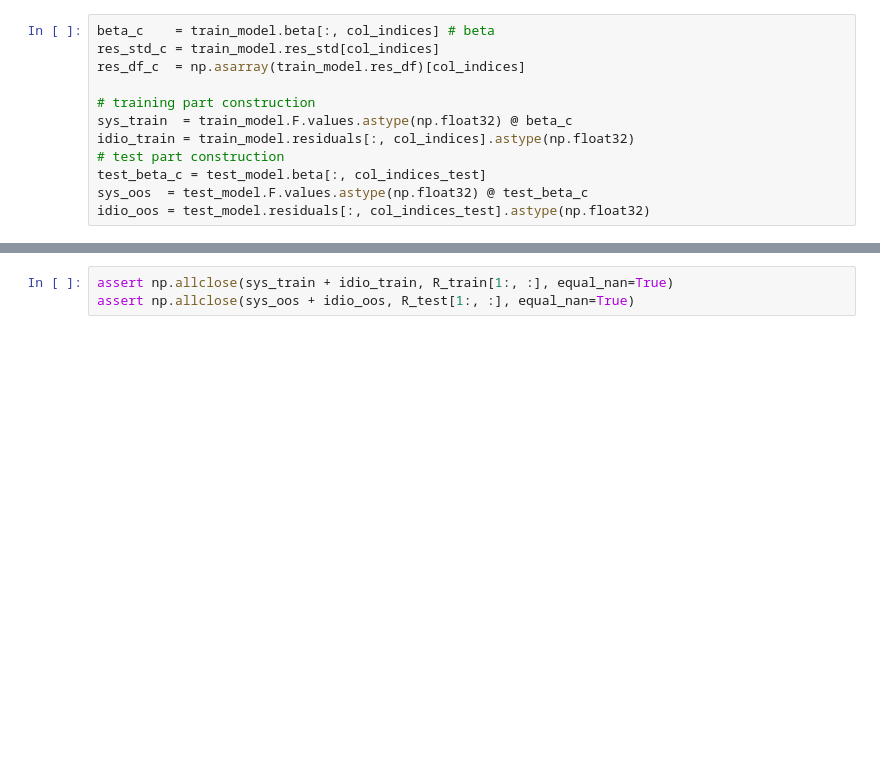
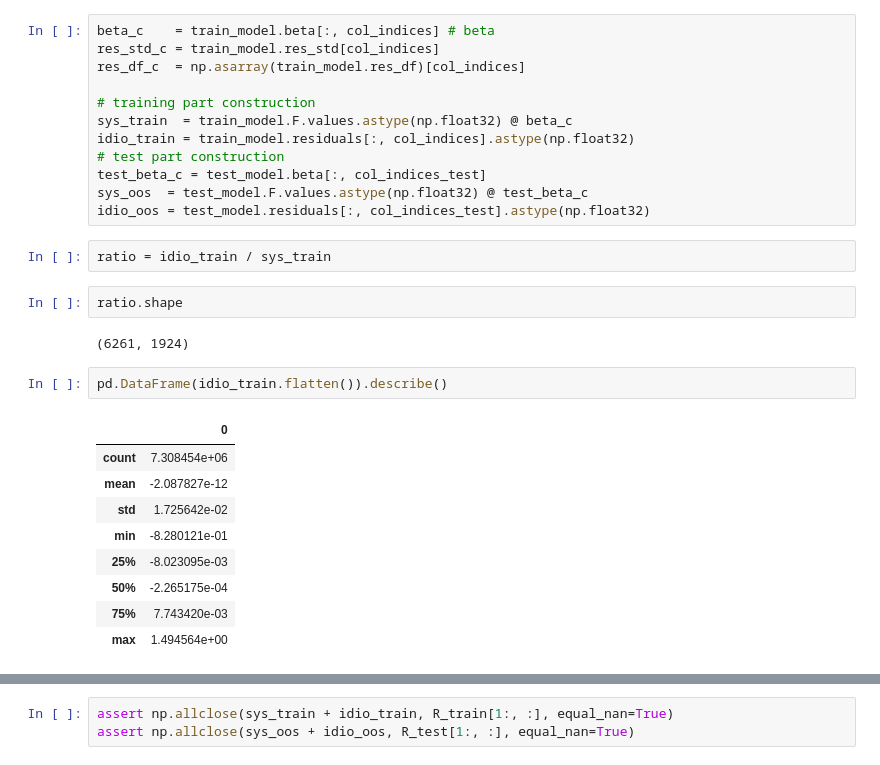
Before and after one commit to yryMax/TailEnhancedFinDiff, a Jupyter notebook: stock_evaluation.ipynb, the cells around one changed output, grey strips where cells are left out. Cells and saved outputs as stored; diff of their text form; blank space fills up the shorter version.

```diff
--- a/stock_evaluation.ipynb
+++ b/stock_evaluation.ipynb
@@ -240,3 +234,21 @@ idio_train = train_model.residuals[:, col_indices].astype(np.float32)
 test_beta_c = test_model.beta[:, col_indices_test]
 sys_oos  = test_model.F.values.astype(np.float32) @ test_beta_c
 idio_oos = test_model.residuals[:, col_indices_test].astype(np.float32)
+# %%
+ratio = idio_train / sys_train
+# %%
+ratio.shape
+# %% [output]
+(6261, 1924)
+# %%
+pd.DataFrame(idio_train.flatten()).describe()
+# %% [output]
+|  | 0 |
+| count | 7.308454e+06 |
+| mean | -2.087827e-12 |
+| std | 1.725642e-02 |
+| min | -8.280121e-01 |
+| 25% | -8.023095e-03 |
+| 50% | -2.265175e-04 |
+| 75% | 7.743420e-03 |
+| max | 1.494564e+00 |
```
Also changed, not shown: parts of 10 cells of this notebook, 14 other files.
